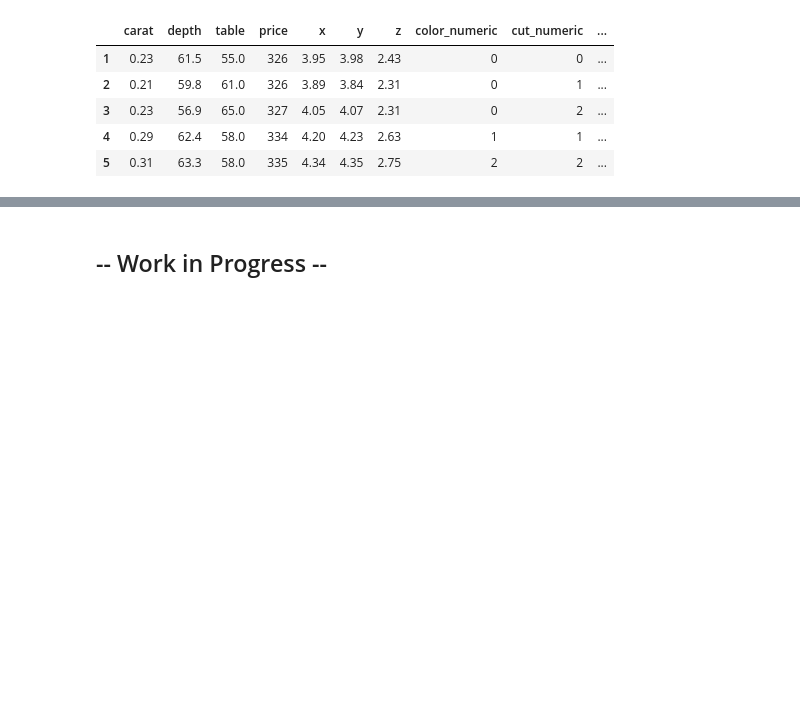
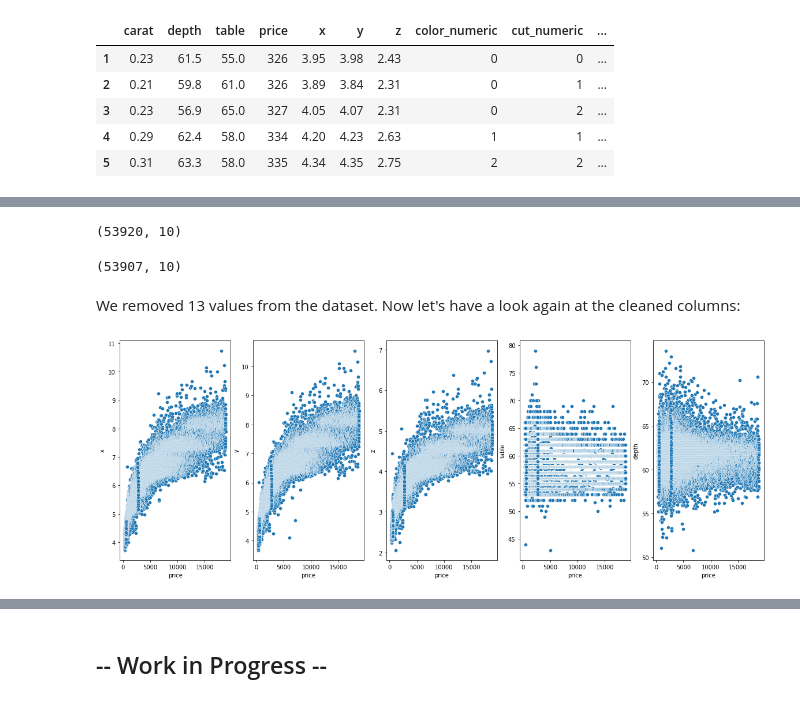
Before and after one commit to danielsaiger1/Data_Analytics, a Jupyter notebook: diamond-price-prediction.ipynb, the cells around one changed output, grey strips where cells are left out. Drawn from its saved outputs; the diff is of its cells as text; code cells hidden in the pictures; blank space fills up the shorter version.

```diff
--- a/diamond-price-prediction.ipynb
+++ b/diamond-price-prediction.ipynb
@@ -155,0 +196,27 @@ for i in cols:
+# %%
+diamonds.shape
+# %% [output]
+(53920, 10)
+# %%
+diamonds = diamonds[(diamonds['x'] < 30)]
+diamonds = diamonds[(diamonds['y'] < 30)]
+diamonds = diamonds[(diamonds['z'] < 30) & (diamonds['z'] > 2)]
+diamonds = diamonds[(diamonds['table'] < 80) & (diamonds['table'] > 40)]
+diamonds = diamonds[(diamonds['depth'] < 75) & (diamonds['depth'] > 45)]
+
+diamonds.shape
+# %% [output]
+(53907, 10)
+# %% [markdown]
+We removed 13 values from the dataset. Now let's have a look again at the cleaned columns:
+# %%
+cols = ['x','y', 'z', 'table', 'depth']
+c = 0
+
+fig, axs = plt.subplots(ncols = len(cols), figsize=(20,7))
+
+for i in cols:
+    sns.scatterplot(data = diamonds, x = diamonds['price'], y = diamonds[i], ax = axs[c])
+    c+=1
+# %% [output]
+[figure, added]
```
Also changed, not shown: parts of 12 cells of this notebook.
